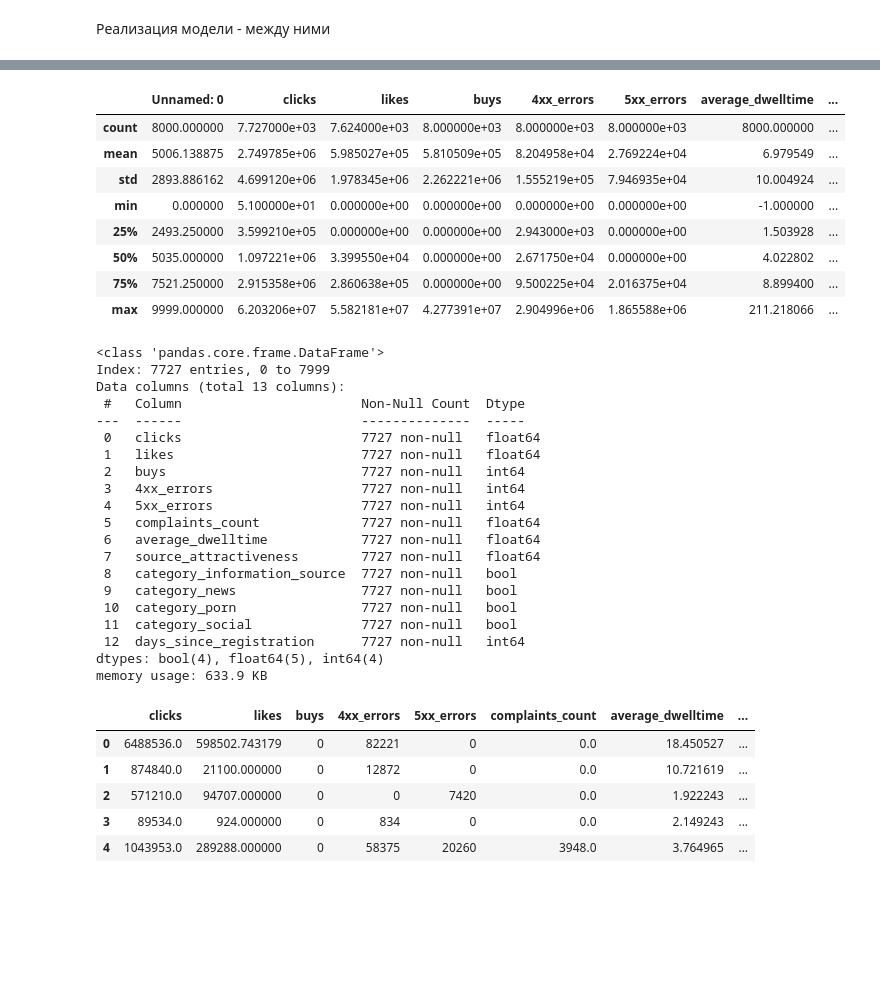
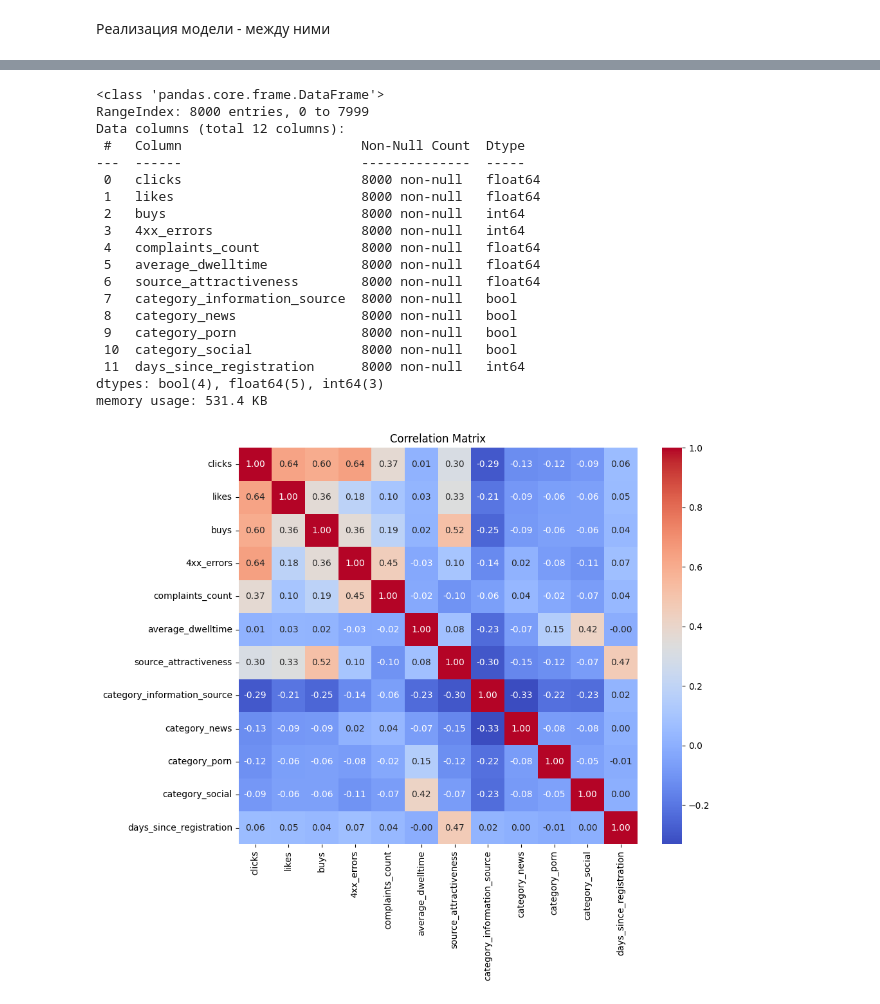
Before and after one commit to kochkozharov/ml-labs, a Jupyter notebook: lab2/SubmitExample.ipynb, the cells around one changed output, grey strips where cells are left out. Drawn from its saved outputs; the diff is of its cells as text; code cells hidden in the pictures; blank space fills up the shorter version.

```diff
--- a/lab2/SubmitExample.ipynb
+++ b/lab2/SubmitExample.ipynb
@@ -60,13 +56 @@ memory usage: 687.6+ KB
-# %%
-data.describe()
-# %% [output]
-|  | Unnamed: 0 | clicks | likes | buys | 4xx_errors | 5xx_errors | average_dwelltime | ... |
-| count | 8000.000000 | 7.727000e+03 | 7.624000e+03 | 8.000000e+03 | 8.000000e+03 | 8.000000e+03 | 8000.000000 | ... |
-| mean | 5006.138875 | 2.749785e+06 | 5.985027e+05 | 5.810509e+05 | 8.204958e+04 | 2.769224e+04 | 6.979549 | ... |
-| std | 2893.886162 | 4.699120e+06 | 1.978345e+06 | 2.262221e+06 | 1.555219e+05 | 7.946935e+04 | 10.004924 | ... |
-| min | 0.000000 | 5.100000e+01 | 0.000000e+00 | 0.000000e+00 | 0.000000e+00 | 0.000000e+00 | -1.000000 | ... |
-| 25% | 2493.250000 | 3.599210e+05 | 0.000000e+00 | 0.000000e+00 | 2.943000e+03 | 0.000000e+00 | 1.503928 | ... |
-| 50% | 5035.000000 | 1.097221e+06 | 3.399550e+04 | 0.000000e+00 | 2.671750e+04 | 0.000000e+00 | 4.022802 | ... |
-| 75% | 7521.250000 | 2.915358e+06 | 2.860638e+05 | 0.000000e+00 | 9.500225e+04 | 2.016375e+04 | 8.899400 | ... |
-| max | 9999.000000 | 6.203206e+07 | 5.582181e+07 | 4.277391e+07 | 2.904996e+06 | 1.865588e+06 | 211.218066 | ... |
 # %%
@@ -100,31 +93,31 @@ data_final = data_encoded.drop('date_of_registration', axis=1)
-# %%
-data_final.info()
-data_final.head()
-# %% [output]
-<class 'pandas.core.frame.DataFrame'>
-Index: 7727 entries, 0 to 7999
-Data columns (total 13 columns):
- #   Column                       Non-Null Count  Dtype
----  ------                       --------------  -----
- 0   clicks                       7727 non-null   float64
- 1   likes                        7727 non-null   float64
- 2   buys                         7727 non-null   int64
- 3   4xx_errors                   7727 non-null   int64
- 4   5xx_errors                   7727 non-null   int64
- 5   complaints_count             7727 non-null   float64
- 6   average_dwelltime            7727 non-null   float64
- 7   source_attractiveness        7727 non-null   float64
- 8   category_information_source  7727 non-null   bool
- 9   category_news                7727 non-null   bool
- 10  category_porn                7727 non-null   bool
- 11  category_social              7727 non-null   bool
- 12  days_since_registration      7727 non-null   int64
-dtypes: bool(4), float64(5), int64(4)
-memory usage: 633.9 KB
-|  | clicks | likes | buys | 4xx_errors | 5xx_errors | complaints_count | average_dwelltime | ... |
-| 0 | 6488536.0 | 598502.743179 | 0 | 82221 | 0 | 0.0 | 18.450527 | ... |
-| 1 | 874840.0 | 21100.000000 | 0 | 12872 | 0 | 0.0 | 10.721619 | ... |
-| 2 | 571210.0 | 94707.000000 | 0 | 0 | 7420 | 0.0 | 1.922243 | ... |
-| 3 | 89534.0 | 924.000000 | 0 | 834 | 0 | 0.0 | 2.149243 | ... |
-| 4 | 1043953.0 | 289288.000000 | 0 | 58375 | 20260 | 3948.0 | 3.764965 | ... |
+# %%
+bad_data = pd.read_csv("train.csv")
+new_data = prepare(bad_data)
+new_data.info()
+
+plt.figure(figsize=(10, 8))
+sns.heatmap(new_data.corr(), annot=True, fmt='.2f', cmap='coolwarm')
+plt.title('Correlation Matrix')
+plt.show()
+# %% [output]
+<class 'pandas.core.frame.DataFrame'>
+RangeIndex: 8000 entries, 0 to 7999
+Data columns (total 12 columns):
+ #   Column                       Non-Null Count  Dtype
+---  ------                       --------------  -----
+ 0   clicks                       8000 non-null   float64
+ 1   likes                        8000 non-null   float64
+ 2   buys                         8000 non-null   int64
+ 3   4xx_errors                   8000 non-null   int64
+ 4   complaints_count             8000 non-null   float64
+ 5   average_dwelltime            8000 non-null   float64
+ 6   source_attractiveness        8000 non-null   float64
+ 7   category_information_source  8000 non-null   bool
+ 8   category_news                8000 non-null   bool
+ 9   category_porn                8000 non-null   bool
+ 10  category_social              8000 non-null   bool
+ 11  days_since_registration      8000 non-null   int64
+dtypes: bool(4), float64(5), int64(3)
+memory usage: 531.4 KB
+[figure, added]
 # %%
```
Also changed, not shown: parts of 6 cells of this notebook, 3 other files.
